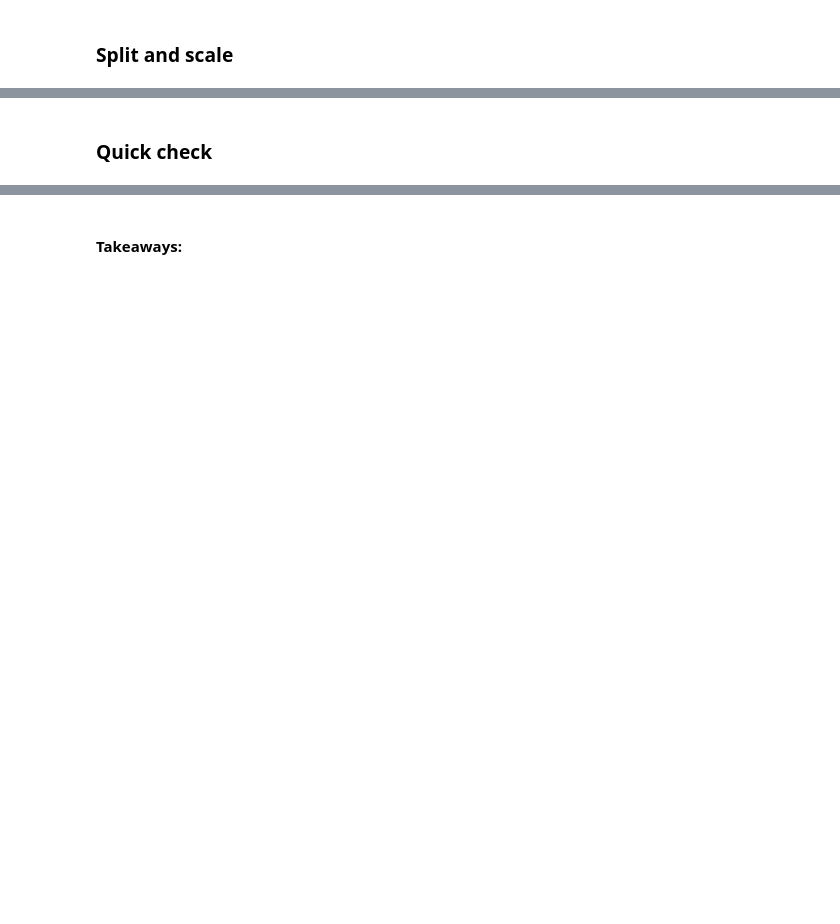
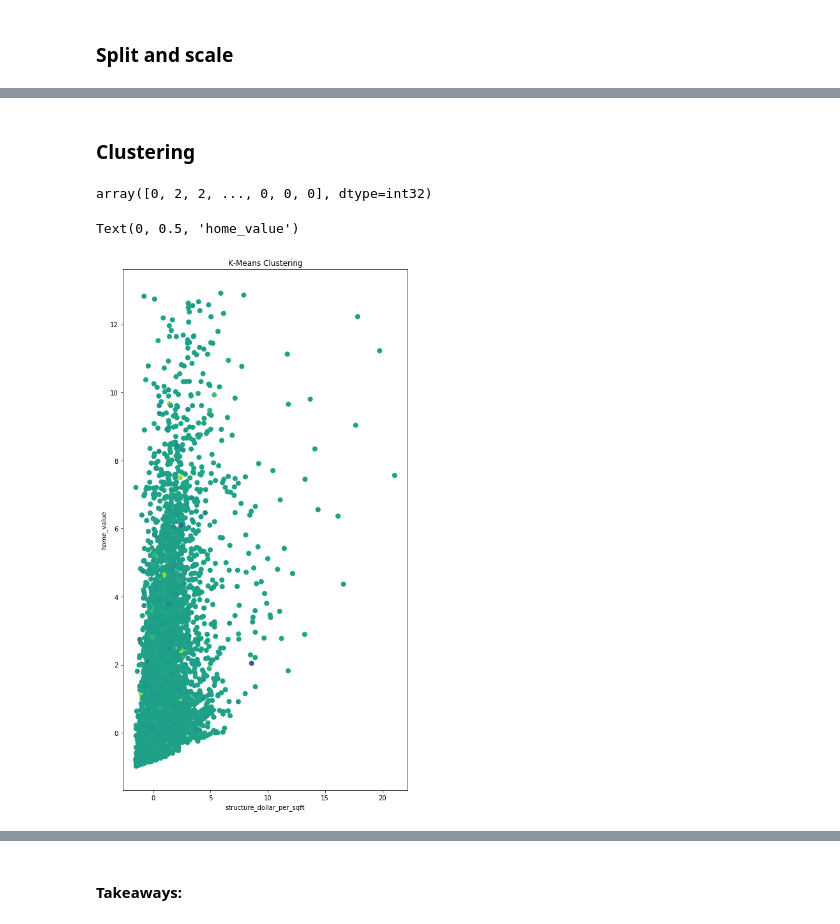
Before and after one commit to SKG-ZillowClusteringProject/zillow_clustering_project, a Jupyter notebook: notebooks/steve.ipynb, the cells around one changed output, grey strips where cells are left out. Saved outputs shown, nothing was run; the diff lists cells and outputs as text; code cells hidden in the pictures; blank space fills up the shorter version.

```diff
--- a/notebooks/steve.ipynb
+++ b/notebooks/steve.ipynb
@@ -214,2 +458,0 @@ X_train_scaled.describe()
-# %% [markdown]
-### Quick check
@@ -226,3 +459,29 @@ print('Scikit-Learn:', sklearn.__version__)
+# %% [markdown]
+### Clustering
+# %%
+# define the thing
+kmeans = KMeans(n_clusters=4)
+
+# fit the thing
+kmeans.fit(X_train_scaled)
+
+# Use (predict using) the thing
+kmeans.predict(X_train_scaled)
+# %% [output]
+array([0, 2, 2, ..., 0, 0, 0], dtype=int32)
+# %%
+# Plot the clusters obtained using k means, using 'petal_length' and 'sepal_width'
+
+fig = plt.figure()
+ax = fig.add_subplot(111)
+scatter = ax.scatter(X_train_scaled['structure_dollar_per_sqft'],X_train_scaled['home_value'],
+                     c=y_train['logerror'],s=50)
+ax.set_title('K-Means Clustering')
+ax.set_xlabel('structure_dollar_per_sqft')
+ax.set_ylabel('home_value')
+# %% [output]
+Text(0, 0.5, 'home_value')
+[figure, added]
 # %%
 # Make sure y is what I think it is
 
```
Also changed, not shown: parts of 48 cells of this notebook.
